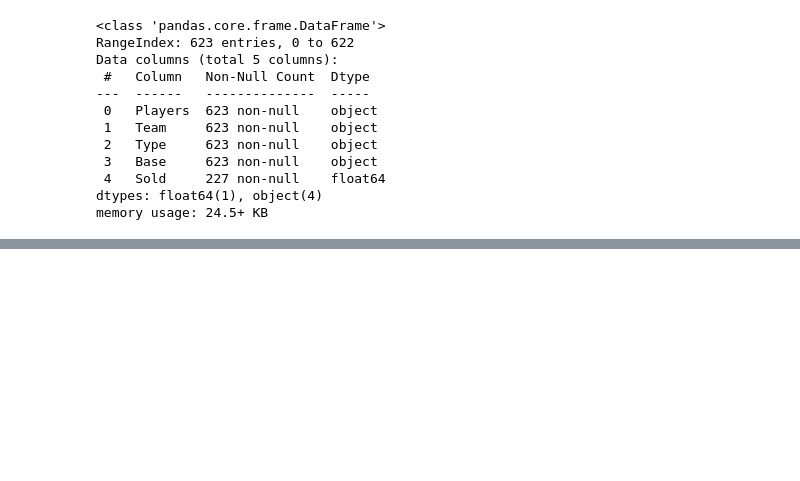
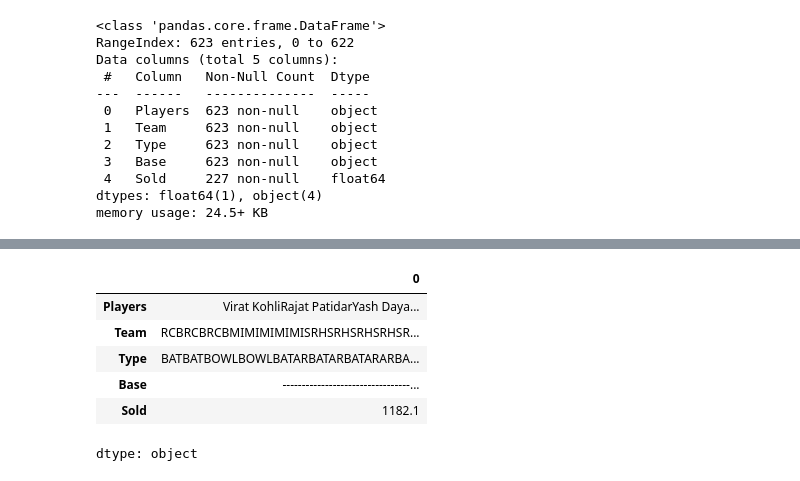
Before and after one commit to Mahesh527784/ASA_Solutions, a Jupyter notebook: Day03.ipynb, the cells around one changed output, grey strips where cells are left out. Saved outputs shown, nothing was run; the diff lists cells and outputs as text; code cells hidden in the pictures; blank space fills up the shorter version.

```diff
--- a/Day03.ipynb
+++ b/Day03.ipynb
@@ -166,0 +201,10 @@ memory usage: 24.5+ KB
+# %%
+data.sum()
+# %% [output]
+|  | 0 |
+| Players | Virat KohliRajat PatidarYash Daya... |
+| Team | RCBRCBRCBMIMIMIMIMISRHSRHSRHSRHSR... |
+| Type | BATBATBOWLBOWLBATARBATARBATARARBA... |
+| Base | ---------------------------------... |
+| Sold | 1182.1 |
+dtype: object
```
Also changed, not shown: parts of 5 cells of this notebook.
